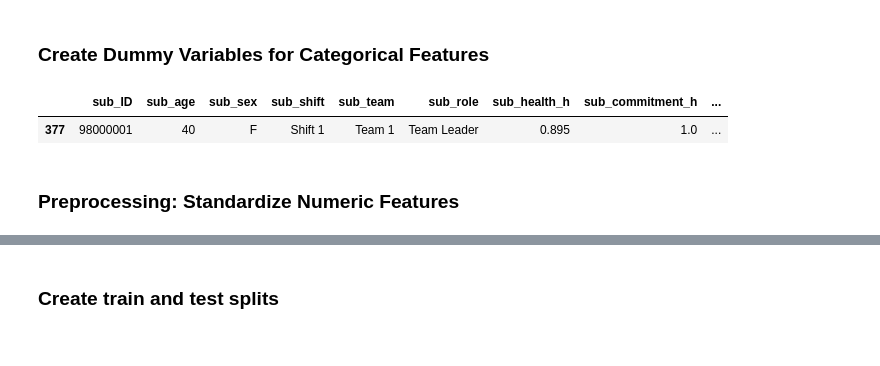
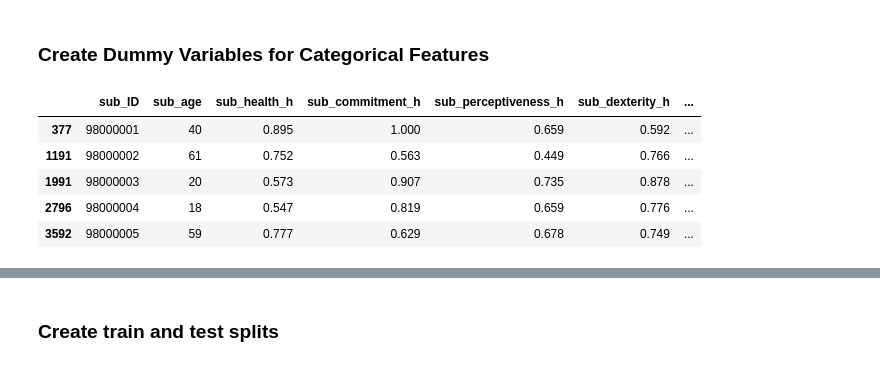
Before and after one commit to kyleanthonyr/Predicting-Employee-Attrition, a Jupyter notebook: notebooks/03-kar-preprocessing-and-training.ipynb, the cells around one changed output, grey strips where cells are left out. Cells and saved outputs as stored; diff of their text form; code cells hidden in the pictures.

Commit message:
feat: created dummy variables and split data into train and test sets

```diff
--- a/notebooks/03-kar-preprocessing-and-training.ipynb
+++ b/notebooks/03-kar-preprocessing-and-training.ipynb
@@ -158,9 +158,4 @@ df = df.sort_values('sub_ID')
 df['event_date'] = pd.to_datetime(df['event_date'])
 # %% [markdown]
 ### Create Dummy Variables for Categorical Features
-# %%
-df.head(1)
-# %% [output]
-|  | sub_ID | sub_age | sub_sex | sub_shift | sub_team | sub_role | sub_health_h | sub_commitment_h | ... |
-| 377 | 98000001 | 40 | F | Shift 1 | Team 1 | Team Leader | 0.895 | 1.0 | ... |
 # %%
@@ -167,3 +163,14 @@ df.head(1)
 cat_vars = ['sub_sex', 'sub_shift', 'sub_team', 'sub_role', 'sub_workstyle_h', 'sup_sex', 'sup_role']
-# %% [markdown]
-### Preprocessing: Standardize Numeric Features
+# %%
+# Get dummy variables
+df = pd.get_dummies(df, columns=cat_vars, prefix=cat_vars, drop_first=True)
+# %%
+# Inspect encoded features
+df.head()
+# %% [output]
+|  | sub_ID | sub_age | sub_health_h | sub_commitment_h | sub_perceptiveness_h | sub_dexterity_h | ... |
+| 377 | 98000001 | 40 | 0.895 | 1.000 | 0.659 | 0.592 | ... |
+| 1191 | 98000002 | 61 | 0.752 | 0.563 | 0.449 | 0.766 | ... |
+| 1991 | 98000003 | 20 | 0.573 | 0.907 | 0.735 | 0.878 | ... |
+| 2796 | 98000004 | 18 | 0.547 | 0.819 | 0.659 | 0.776 | ... |
+| 3592 | 98000005 | 59 | 0.777 | 0.629 | 0.678 | 0.749 | ... |
```
Also changed, not shown: parts of 9 cells of this notebook.
